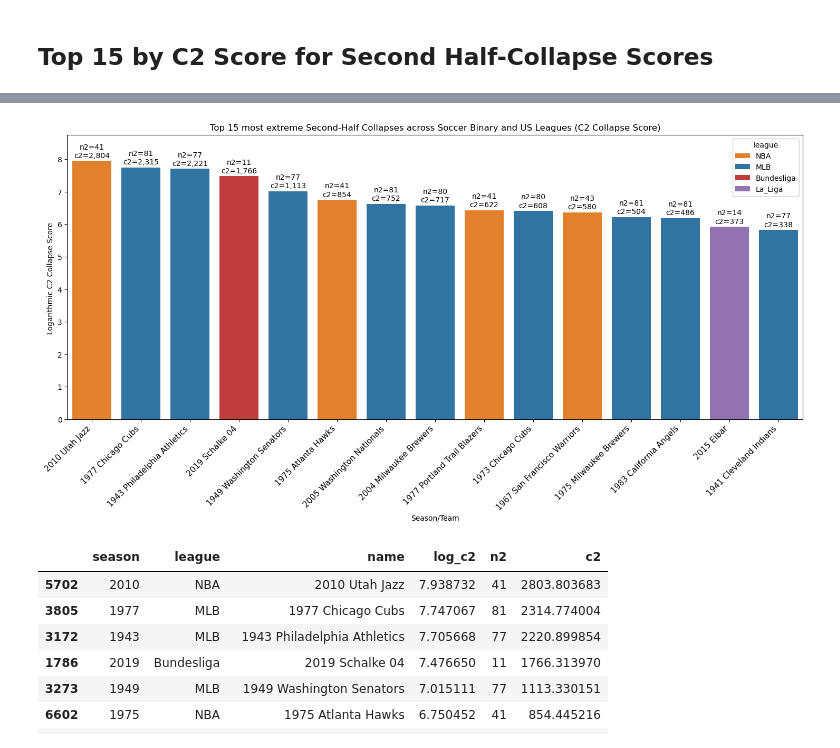
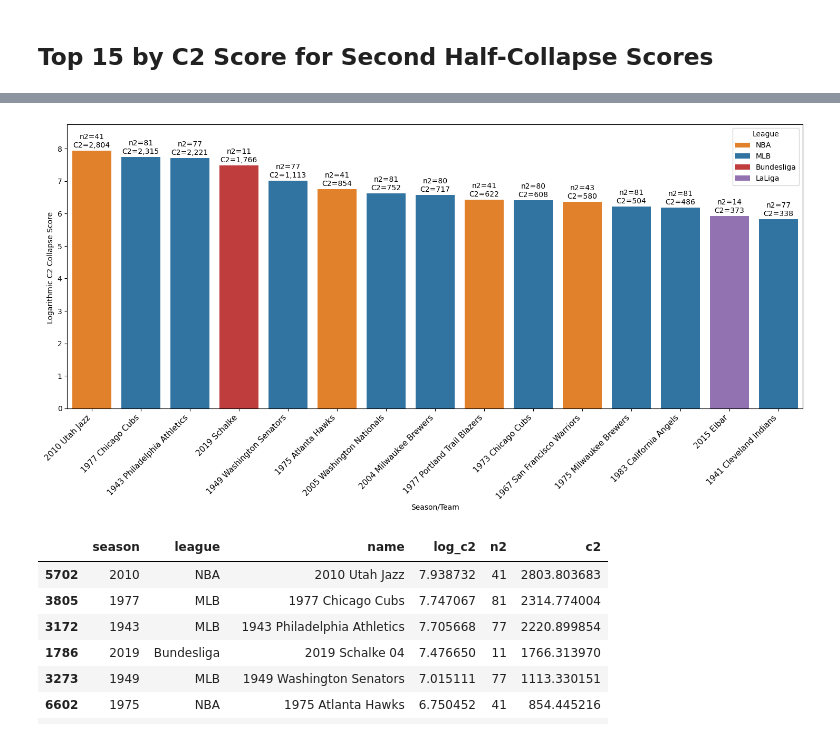
Before and after one commit to RyanRegalado/Win-Loss-Sequences-Sp2026, a Jupyter notebook: output/generalized_cscores_figures.ipynb, the cells around one changed output, grey strips where cells are left out. Cells and saved outputs as stored; diff of their text form; code cells hidden in the pictures.

Commit message:
fixed visualizations

```diff
--- a/output/generalized_cscores_figures.ipynb
+++ b/output/generalized_cscores_figures.ipynb
@@ -1002,4 +1011,4 @@ combined_soccer_binary_us_leagues_top15_c2
 | 3136 | 1941 | MLB | 1941 Cleveland Indians | 5.823440 | 77 | 338.133099 |
 # %%
 tab10 = sns.color_palette("tab10")
-combined_palette = {'Premier_League': tab10[2], 'Bundesliga': tab10[3], 'La_Liga': tab10[4], "NBA": tab10[1],  "MLB": tab10[0]}
+combined_palette = {'Premier_League': tab10[2], 'Bundesliga': tab10[3], 'LaLiga': tab10[4], "NBA": tab10[1],  "MLB": tab10[0]}
@@ -1005,0 +1034,6 @@ combined_palette = {'Premier_League': tab10[2], 'Bundesliga': tab10[3], 'La_Liga
+# %%
+top15_combined_c2_star['League'] = top15_combined_c2_star['league']
+top15_combined_c2_star['name'] = top15_combined_c2_star['name'].replace("2019 Schalke 04", "2019 Schalke")
+top15_combined_c2_star['League'] = top15_combined_c2_star['League'].replace("La_Liga", "LaLiga")
+
+top15_combined_c2_star
@@ -1008,8 +1059,7 @@ combined_palette = {'Premier_League': tab10[2], 'Bundesliga': tab10[3], 'La_Liga
 # %%
 plt.figure(figsize=(18,7))
 
-ax = sns.barplot(x=top15_combined_c2_star['name'], y = top15_combined_c2_star['log_c2*'], palette = combined_palette, hue = top15_combined_c2_star['league'])
-plt.title('Top 15 most extreme collapses across Soccer and US Leagues (C2* Collapse Score)')
+ax = sns.barplot(x=top15_combined_c2_star['name'], y = top15_combined_c2_star['log_c2*'], palette = combined_palette, hue = top15_combined_c2_star['League'])
 plt.xlabel('Season/Team')
 plt.ylabel('Logarithmic C2* Collapse Score ')
 plt.xticks(rotation=45, fontsize=11, ha='right')
@@ -1021,7 +1071,7 @@ for bar, (_, row) in zip(patches_sorted, top15_combined_c2_star.iterrows()):
     ax.text(
         x,
         height + 0.05,
-        f"n2*={int(row['n2*'])}\nc2*={row['c2*']:,.0f}",
+        f"n2*={int(row['n2*'])}\nC2*={row['c2*']:,.0f}",
         ha='center',
         va='bottom',
         fontsize=10
@@ -1055,0 +1125,7 @@ top15_combined_c2_star
+# %%
+combined_soccer_binary_us_leagues_top15_c2['League'] = combined_soccer_binary_us_leagues_top15_c2['league']
+combined_soccer_binary_us_leagues_top15_c2['name'] = combined_soccer_binary_us_leagues_top15_c2['name'].replace("2019 Schalke 04", "2019 Schalke")
+combined_soccer_binary_us_leagues_top15_c2['League'] = combined_soccer_binary_us_leagues_top15_c2['League'].replace("La_Liga", "LaLiga")
+
+
+combined_soccer_binary_us_leagues_top15_c2
@@ -1056,30 +1149,29 @@ top15_combined_c2_star
 # %%
 plt.figure(figsize=(18,7))
 
-ax = sns.barplot(x=combined_soccer_binary_us_leagues_top15_c2['name'], y = combined_soccer_binary_us_leagues_top15_c2['log_c2'], palette = combined_palette, hue = combined_soccer_binary_us_leagues_top15_c2['league'])
-plt.title('Top 15 most extreme Second-Half Collapses across Soccer Binary and US Leagues (C2 Collapse Score)')
+ax = sns.barplot(x=combined_soccer_binary_us_leagues_top15_c2['name'], y = combined_soccer_binary_us_leagues_top15_c2['log_c2'], palette = combined_palette, hue = combined_soccer_binary_us_leagues_top15_c2['League'])
 plt.xlabel('Season/Team')
 plt.ylabel('Logarithmic C2 Collapse Score ')
 plt.xticks(rotation=45, fontsize=11, ha='right')
 patches_sorted = sorted([p for p in ax.patches if p.get_height() > 0], key=lambda p: p.get_x())
 for bar, (_, row) in zip(patches_sorted, combined_soccer_binary_us_leagues_top15_c2.iterrows()):
     height = bar.get_height()
     x = bar.get_x() + bar.get_width() / 2
 
     ax.text(
         x,
         height + 0.05,
-        f"n2={int(row['n2'])}\nc2={row['c2']:,.0f}",
+        f"n2={int(row['n2'])}\nC2={row['c2']:,.0f}",
         ha='center',
         va='bottom',
         fontsize=10
     )
 
 ax.set_ylim(top=ax.get_ylim()[1] * 1.05)
 plt.savefig("figures/top15_combined_c2_second_half_collapses.png", dpi=300, bbox_inches='tight')
 plt.show()
 # %% [output]
-[figure, old version]
+[figure, new version]
 # %%
 combined_soccer_binary_us_leagues_top15_c2
 # %% [output]
```
Also changed, not shown: parts of 7 cells of this notebook, 2 other files.
